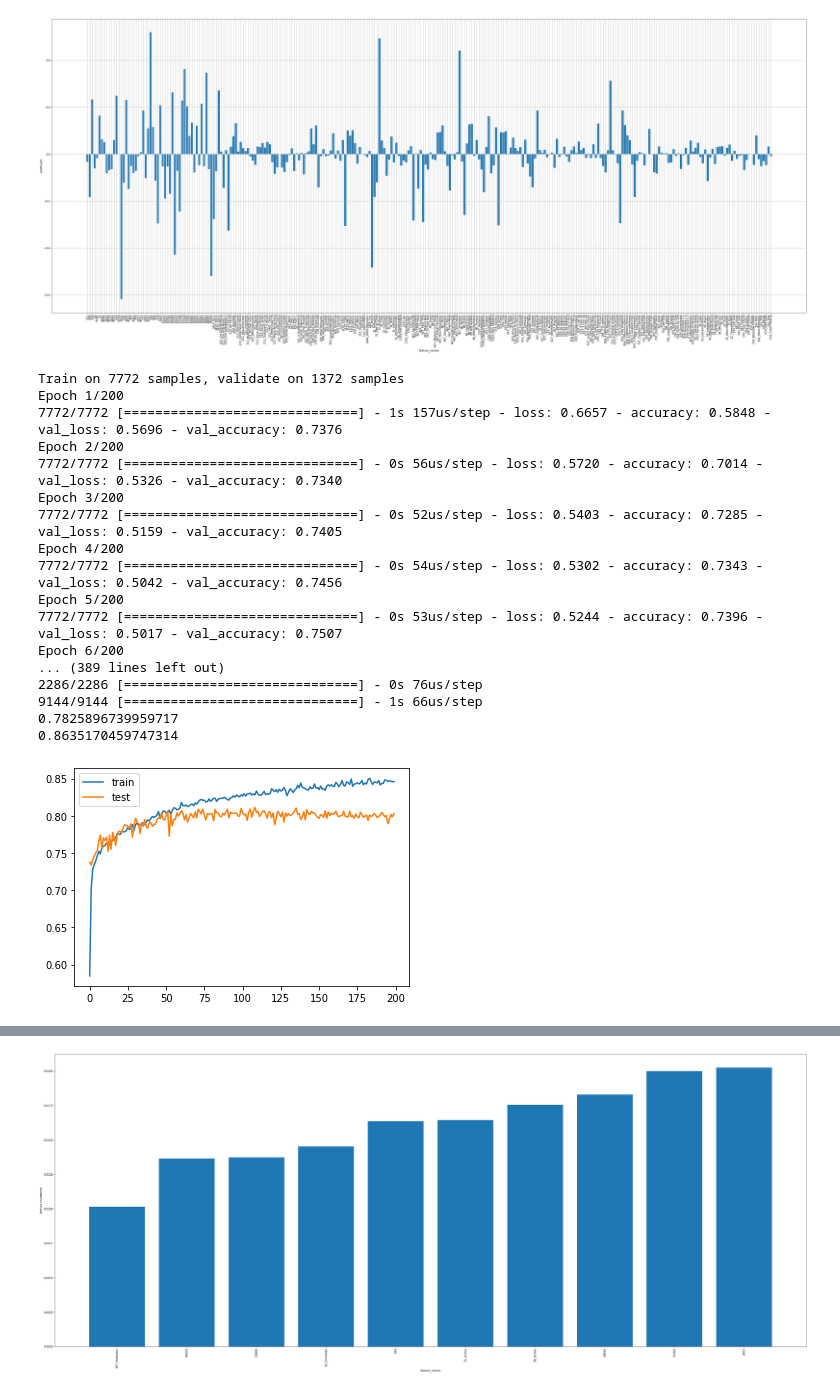
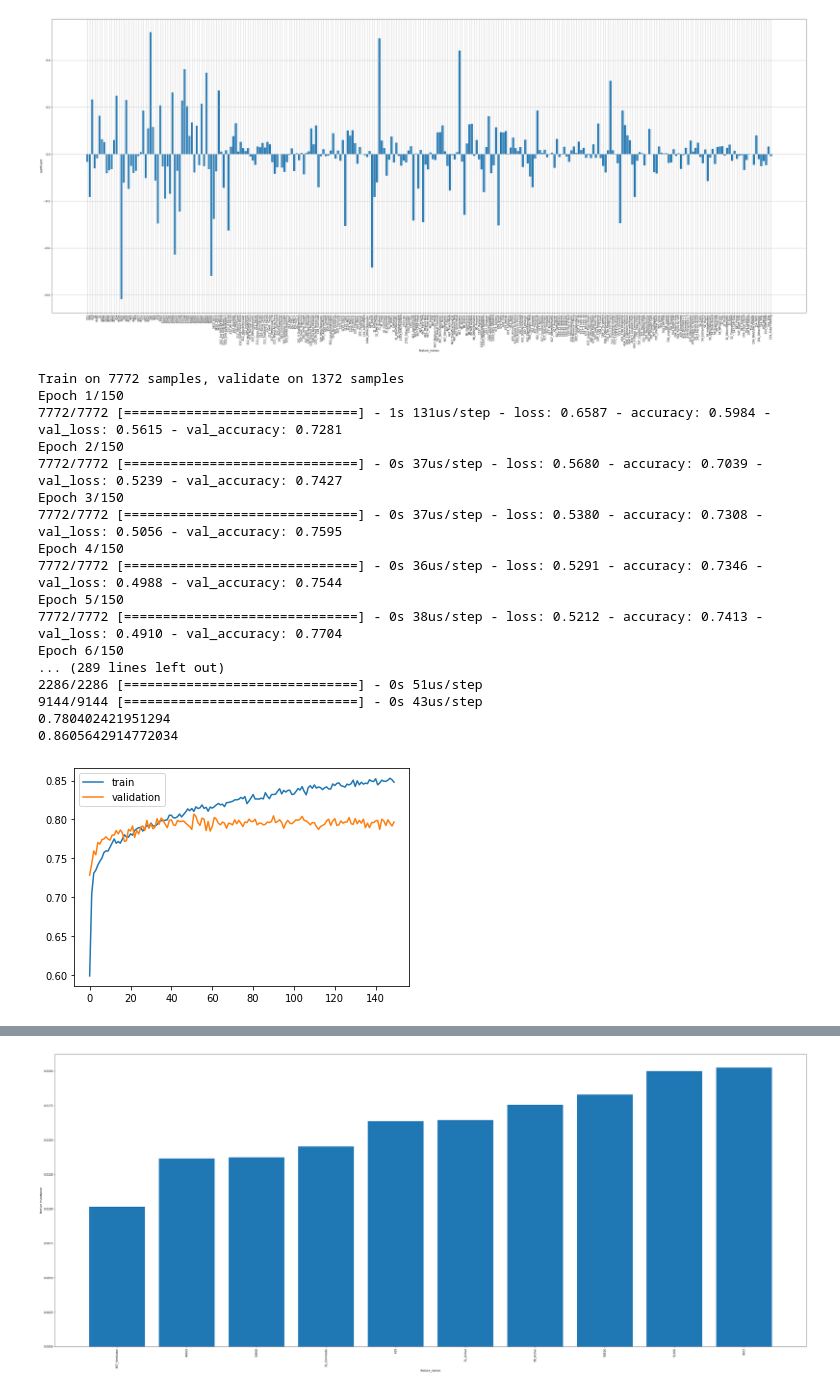
Before and after one commit to RachaelDing/733MIMIC_analysis, a Jupyter notebook: NN.ipynb, the cells around one changed output, grey strips where cells are left out. Drawn from its saved outputs; the diff is of its cells as text; code cells hidden in the pictures.

```diff
--- a/NN.ipynb
+++ b/NN.ipynb
@@ -458,6 +410,6 @@ admission
 # %%
-data = table.merge(admission, on='HADM_ID')
-data = pd.get_dummies(data, columns=['ADMISSION_TYPE'])
+data = pd.read_csv('m_features.csv').drop('Unnamed: 0', axis=1)
+data = pd.get_dummies(data, columns=['ADMISSION_TYPE', 'INSURANCE'])
 
 label_0 = data[data['HOSPITAL_EXPIRE_FLAG']==0]
 label_1 = data[data['HOSPITAL_EXPIRE_FLAG']==1]
@@ -467,7 +419,7 @@ label_0 = label_0.sample(n=base_num, random_state=2)
 data = pd.concat([label_0, label_1])
 
 y = data['HOSPITAL_EXPIRE_FLAG'].to_numpy()
-X = data.drop(['HOSPITAL_EXPIRE_FLAG', 'Unnamed: 0', 'HADM_ID'], axis=1)
+X = data.drop(['HOSPITAL_EXPIRE_FLAG'], axis=1)
 
 feature_names=list(X)
 
@@ -479,19 +431,8 @@ Counter(y)
 # %% [output]
 Counter({0: 5715, 1: 5715})
 # %%
-
-X = mm.fit_transform(X)
+mm2 = preprocessing.MinMaxScaler()
+# X = sc.fit_transform(X)
+mm2.fit(X)
+X = mm2.fit_transform(X)
 X_train, X_test, y_train, y_test = train_test_split(X, y, test_size=0.2, random_state=1)
-# %%
-# RandomForest
-rfc = RandomForestClassifier(max_depth=10, random_state=0)
-rfc.fit(X_train, y_train)
-importance = rfc.feature_importances_
-
-fig, ax = plt.subplots(figsize=(20, 10))
-a, b = zip(*sorted(zip(importance,feature_names), reverse=True))
-
-ax.bar(b[:50], a[:50])
-ax.set_xticklabels(labels = b[:50], rotation=90)
-ax.grid()
-# fig.savefig('plots/m_fi.png')
@@ -528,41 +466,41 @@ explain_logistic_regression(lr, feature_names)
 # %%
 # Neural Network
 m_model = Sequential()
 m_model.add(Dense(128, input_dim=X_train.shape[1], kernel_initializer='normal', activation='relu'))
 m_model.add(Dropout(0.2))
 m_model.add(Dense(128, activation='sigmoid'))
 m_model.add(Dropout(0.2))
 m_model.add(Dense(1, activation='sigmoid'))
 
 m_model.compile(loss='binary_crossentropy', optimizer='adam', metrics=['accuracy'])
-nn = m_model.fit(X_train, y_train, validation_split=0.15, epochs=200, batch_size=100)
+nn = m_model.fit(X_train, y_train, validation_split=0.15, epochs=150, batch_size=100)
 nn_score = m_model.evaluate(X_test, y_test)
 nn_score2 = m_model.evaluate(X_train, y_train)
 print(nn_score[1])
 print(nn_score2[1])
 plt.plot(nn.history['accuracy'], label='train')
-plt.plot(nn.history['val_accuracy'], label='test')
+plt.plot(nn.history['val_accuracy'], label='validation')
 plt.legend()
 plt.show()
 # %% [output]
 Train on 7772 samples, validate on 1372 samples
-Epoch 1/200
-7772/7772 [==============================] - 1s 157us/step - loss: 0.6657 - accuracy: 0.5848 - val_loss: 0.5696 - val_accuracy: 0.7376
-Epoch 2/200
-7772/7772 [==============================] - 0s 56us/step - loss: 0.5720 - accuracy: 0.7014 - val_loss: 0.5326 - val_accuracy: 0.7340
-Epoch 3/200
-7772/7772 [==============================] - 0s 52us/step - loss: 0.5403 - accuracy: 0.7285 - val_loss: 0.5159 - val_accuracy: 0.7405
-Epoch 4/200
-7772/7772 [==============================] - 0s 54us/step - loss: 0.5302 - accuracy: 0.7343 - val_loss: 0.5042 - val_accuracy: 0.7456
-Epoch 5/200
-7772/7772 [==============================] - 0s 53us/step - loss: 0.5244 - accuracy: 0.7396 - val_loss: 0.5017 - val_accuracy: 0.7507
-Epoch 6/200
-... (389 lines left out)
-2286/2286 [==============================] - 0s 76us/step
-9144/9144 [==============================] - 1s 66us/step
-0.7825896739959717
-0.8635170459747314
+Epoch 1/150
+7772/7772 [==============================] - 1s 131us/step - loss: 0.6587 - accuracy: 0.5984 - val_loss: 0.5615 - val_accuracy: 0.7281
+Epoch 2/150
+7772/7772 [==============================] - 0s 37us/step - loss: 0.5680 - accuracy: 0.7039 - val_loss: 0.5239 - val_accuracy: 0.7427
+Epoch 3/150
+7772/7772 [==============================] - 0s 37us/step - loss: 0.5380 - accuracy: 0.7308 - val_loss: 0.5056 - val_accuracy: 0.7595
+Epoch 4/150
+7772/7772 [==============================] - 0s 36us/step - loss: 0.5291 - accuracy: 0.7346 - val_loss: 0.4988 - val_accuracy: 0.7544
+Epoch 5/150
+7772/7772 [==============================] - 0s 38us/step - loss: 0.5212 - accuracy: 0.7413 - val_loss: 0.4910 - val_accuracy: 0.7704
+Epoch 6/150
+... (289 lines left out)
+2286/2286 [==============================] - 0s 51us/step
+9144/9144 [==============================] - 0s 43us/step
+0.780402421951294
+0.8605642914772034
-[figure, old version]
+[figure, new version]
 # %%
 
 y_true = y_test
```
Also changed, not shown: parts of 29 cells of this notebook, 2 other files.
